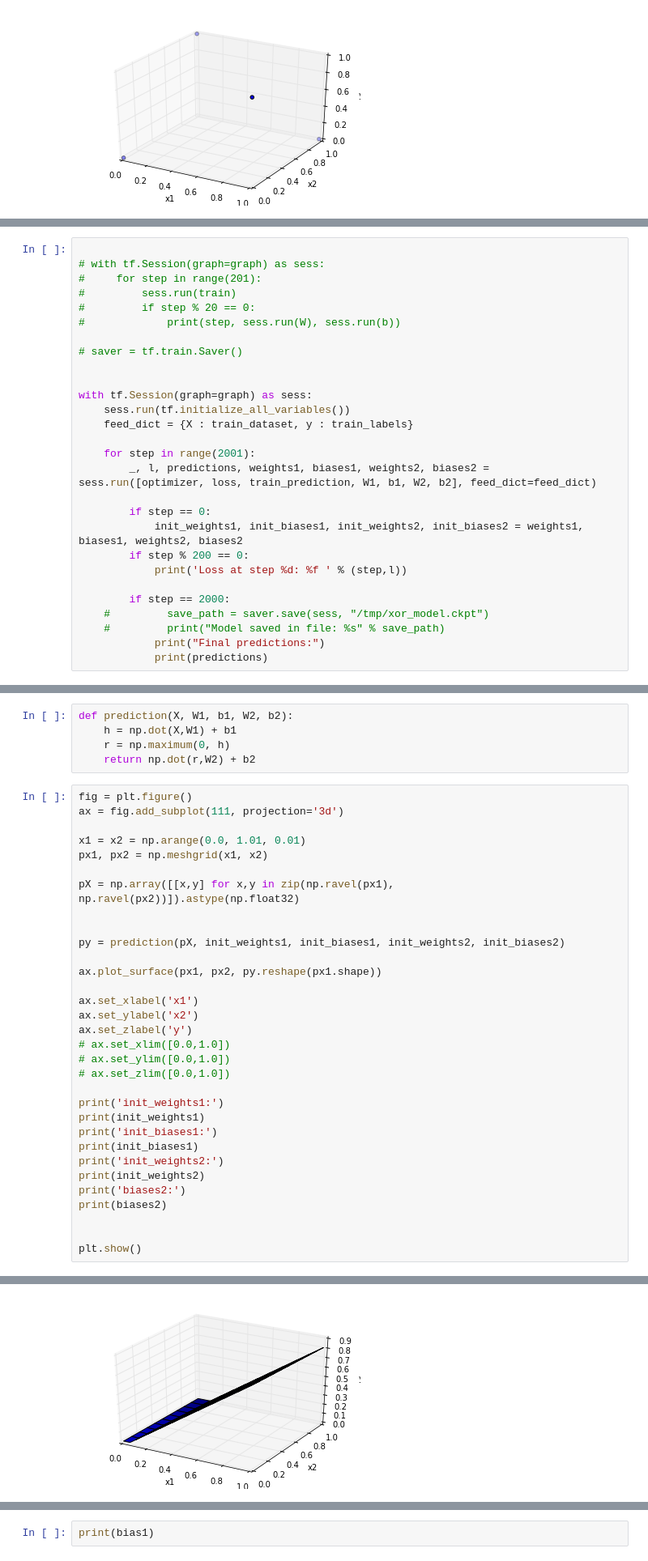
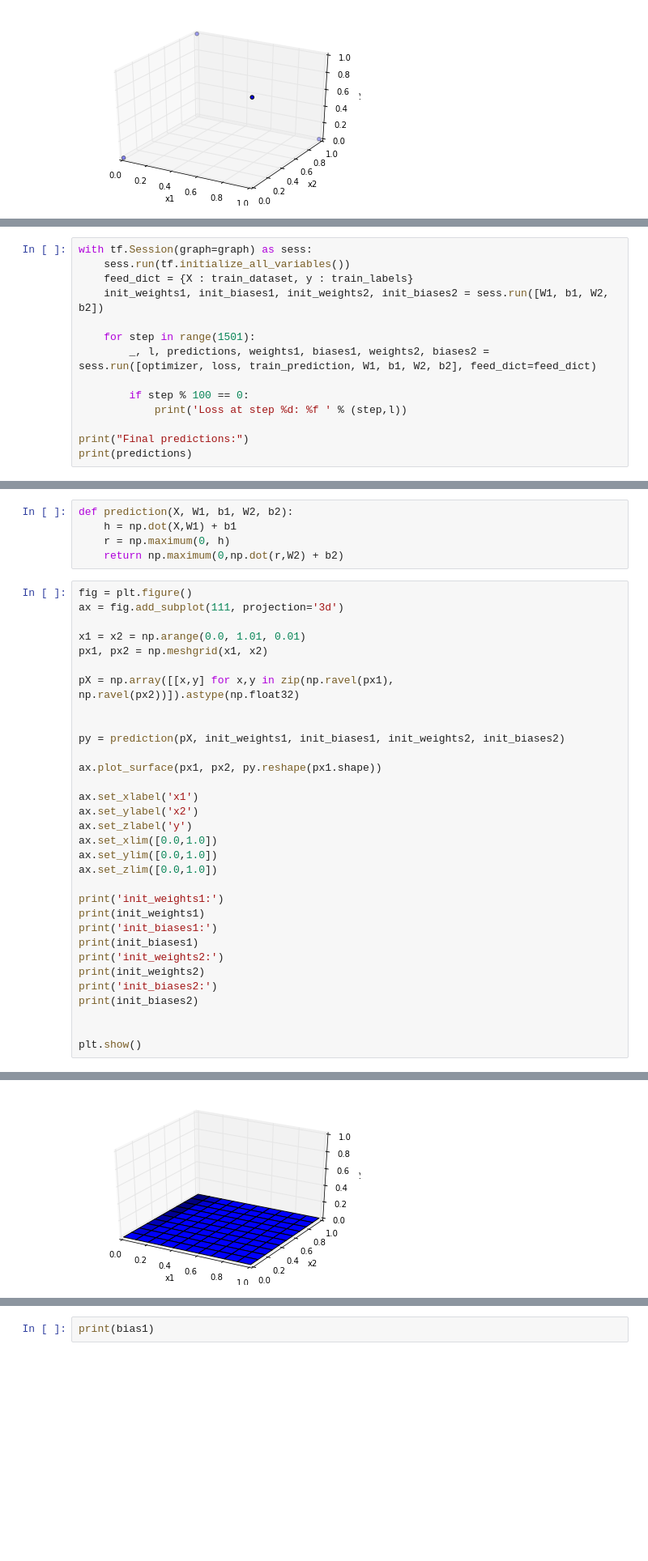
Before and after one commit to vanhuyz/tensorflow-xor, a Jupyter notebook: xor.ipynb, the cells around one changed output, grey strips where cells are left out. Shown at 81% size. Saved outputs shown, nothing was run; the diff lists cells and outputs as text; blank space fills up the shorter version.

```diff
--- a/xor.ipynb
+++ b/xor.ipynb
@@ -55,31 +57,17 @@ with graph.as_default():
 
     summary_writer = tf.train.SummaryWriter('xor', tf.get_default_graph())
 # %%
-
-# with tf.Session(graph=graph) as sess:
-#     for step in range(201):
-#         sess.run(train)
-#         if step % 20 == 0:
-#             print(step, sess.run(W), sess.run(b))
-
-# saver = tf.train.Saver()
-
-
 with tf.Session(graph=graph) as sess:
     sess.run(tf.initialize_all_variables())
     feed_dict = {X : train_dataset, y : train_labels}
+    init_weights1, init_biases1, init_weights2, init_biases2 = sess.run([W1, b1, W2, b2])
 
-    for step in range(2001):
+    for step in range(1501):
         _, l, predictions, weights1, biases1, weights2, biases2 = sess.run([optimizer, loss, train_prediction, W1, b1, W2, b2], feed_dict=feed_dict)
 
-        if step == 0:
-            init_weights1, init_biases1, init_weights2, init_biases2 = weights1, biases1, weights2, biases2
-        if step % 200 == 0:
+        if step % 100 == 0:
             print('Loss at step %d: %f ' % (step,l))
 
-        if step == 2000:
-    #         save_path = saver.save(sess, "/tmp/xor_model.ckpt")
-    #         print("Model saved in file: %s" % save_path)
-            print("Final predictions:")
-            print(predictions)
+print("Final predictions:")
+print(predictions)
 # %% [output]
@@ -103,7 +92,7 @@ Final predictions:
 def prediction(X, W1, b1, W2, b2):
     h = np.dot(X,W1) + b1
     r = np.maximum(0, h)
-    return np.dot(r,W2) + b2
+    return np.maximum(0,np.dot(r,W2) + b2)
 # %%
 fig = plt.figure()
 ax = fig.add_subplot(111, projection='3d')
@@ -121,9 +110,9 @@ ax.plot_surface(px1, px2, py.reshape(px1.shape))
 ax.set_xlabel('x1')
 ax.set_ylabel('x2')
 ax.set_zlabel('y')
-# ax.set_xlim([0.0,1.0])
-# ax.set_ylim([0.0,1.0])
-# ax.set_zlim([0.0,1.0])
+ax.set_xlim([0.0,1.0])
+ax.set_ylim([0.0,1.0])
+ax.set_zlim([0.0,1.0])
 
 print('init_weights1:')
 print(init_weights1)
@@ -131,8 +120,8 @@ print('init_biases1:')
 print(init_biases1)
 print('init_weights2:')
 print(init_weights2)
-print('biases2:')
-print(biases2)
+print('init_biases2:')
+print(init_biases2)
 
 
 plt.show()
@@ -150,4 +139,4 @@ biases2:
-[figure, old version]
+[figure, new version]
 # %%
 fig = plt.figure()
 ax = fig.add_subplot(111, projection='3d')
```
Also changed, not shown: parts of 8 cells of this notebook, 2 other files.
